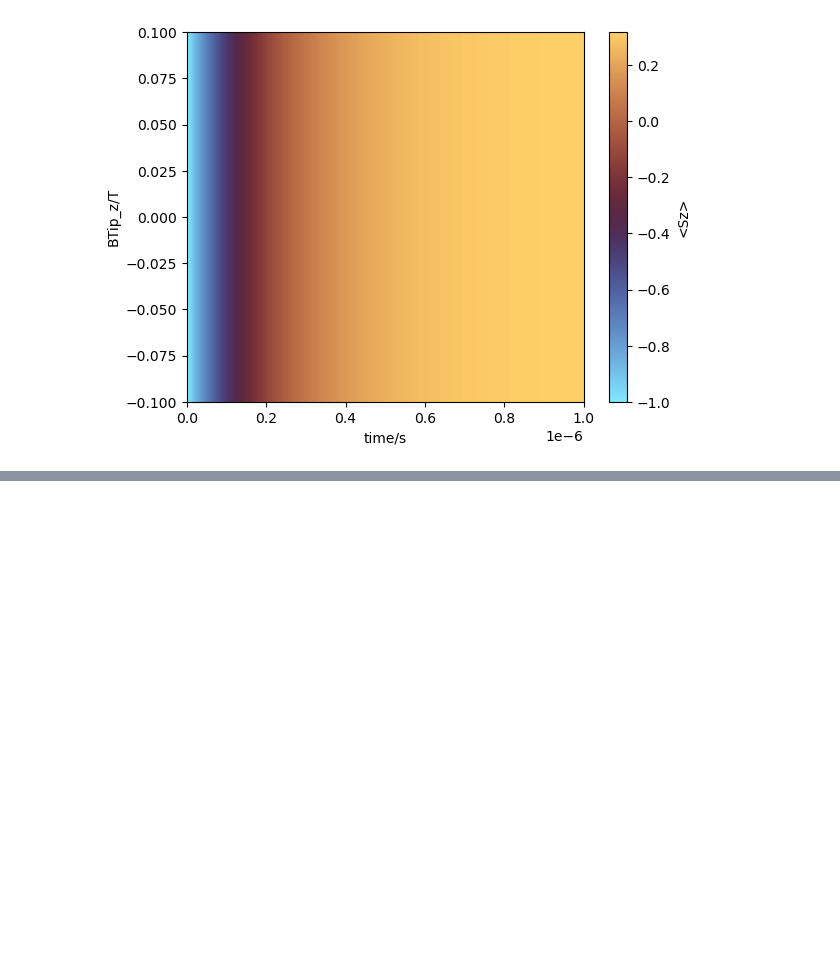
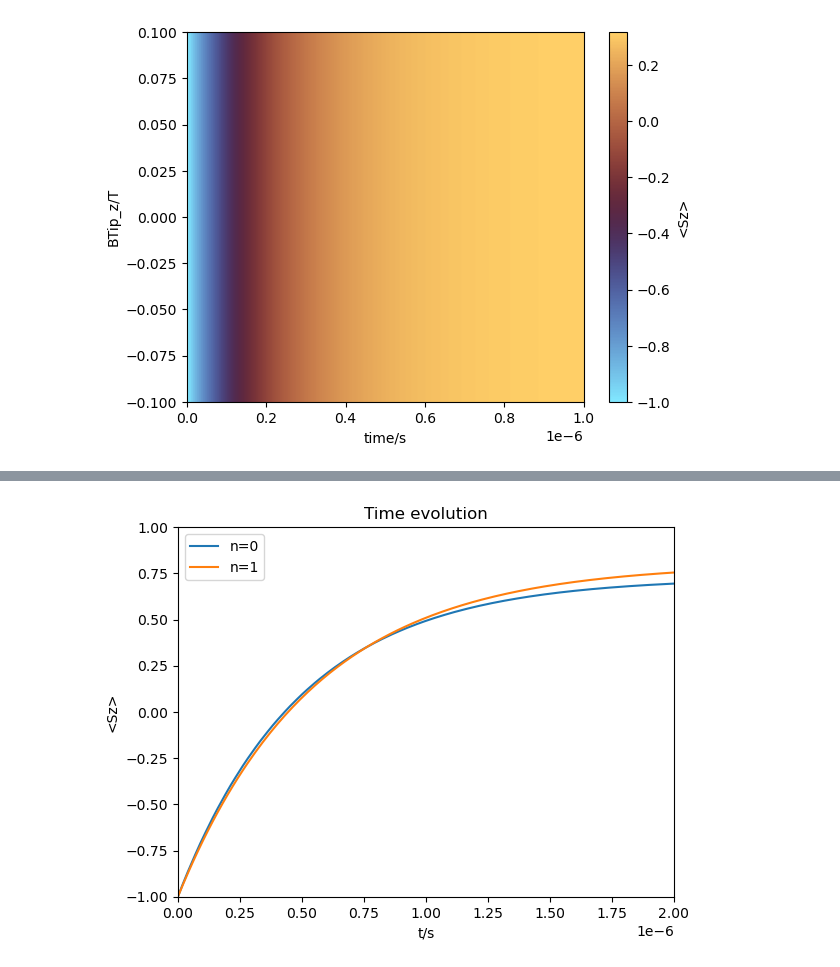
Before and after one commit to WillkeLab/Spinfinity, a Jupyter notebook: examples/ESR Examples/Lindblad_example.ipynb, the cells around one changed output, grey strips where cells are left out. Drawn from its saved outputs; the diff is of its cells as text; code cells hidden in the pictures; blank space fills up the shorter version.

```diff
--- a/examples/ESR Examples/Lindblad_example.ipynb
+++ b/examples/ESR Examples/Lindblad_example.ipynb
@@ -138,9 +141,9 @@ We can now look at a more dynamic system of two coupled spin-1/2 with B = [0, 0,
 # initialize SpinSys object
 spinsys2 = SpinSys([0.5, 0.5])
 spinsys2.B = np.array([0, 0, 0.5])  # T
-spinsys2.BTip = np.array([0, 0, 0]) # T
+spinsys2.BTip = np.array([0.01, 0, 0.01]) # T
 spinsys2.T = 0.3    # K
-spinsys2.Jvector[0, :] = np.array([2, 2, 2])*spinsys2.GHztomeVConversion
+spinsys2.Jvector[0, :] = np.array([1, 1, 1])*0.5*spinsys2.GHztomeVConversion    # 0.5 GHz exchange coupling
 
 # define tunneling parameters
 spinsys2.G_ss = [2e-9]*spinsys2.NSpins
@@ -152,3 +155,6 @@ spinsys2.V_DC = 0
 hamil.calcEigStates(spinsys2)
 vis.plotEigenMatrix(spinsys2);
 lind.plotTipZeemanDiagramm(spinsys2, BTipRange=[-0.1, 0.1], N_BTip=200);
+
+# calculate Lindblad operators
+lind.collapseOperators(spinsys2);
@@ -154,0 +165,8 @@ lind.plotTipZeemanDiagramm(spinsys2, BTipRange=[-0.1, 0.1], N_BTip=200);
+# %%
+psi_evec = np.array([0, 0, 0, 1])   # excited state (eigenstate)
+lind.calcTimeEvolution(spinsys2, psi_evec, timeRange=[0, 2e-6], N_times=200)
+lind.plotTimeEvolution(spinsys2);
+# TODO difference between both spins here comes from what? Thought only end state is different for spin with BTip influence.
+# Thought difference in behaviour of different spins is due to initial state. For no detuning and [0010] both behave the same.
+# %% [output]
+[figure, added]
```
Also changed, not shown: parts of 16 cells of this notebook.
